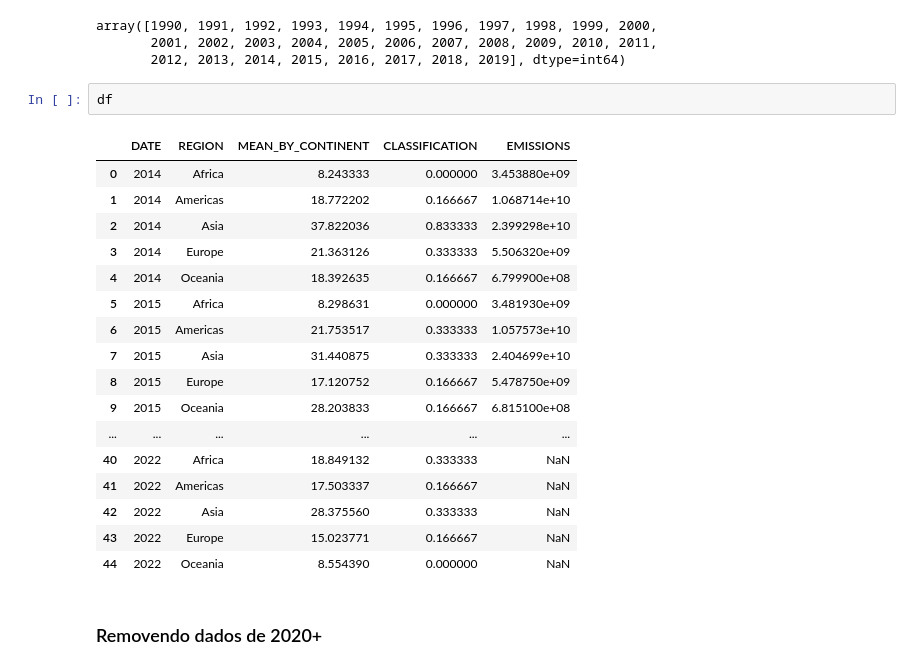
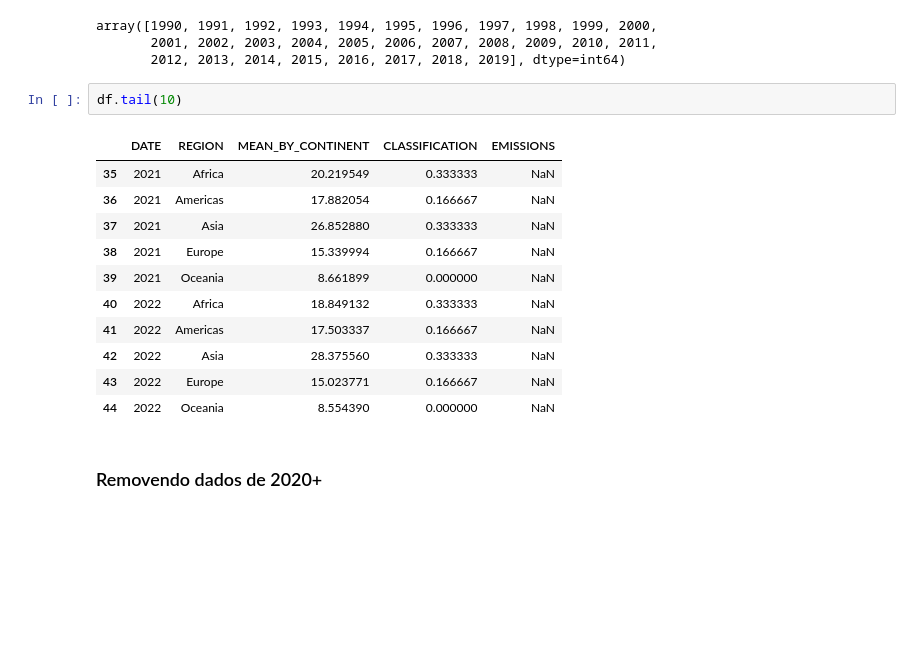
Before and after one commit to thiagorbernardo/UTFPR-Data-Science-CSB55, a Jupyter notebook: 04 - Pesquisa/first-question.ipynb, the cells around one changed output. Drawn from its saved outputs; the diff is of its cells as text; blank space fills up the shorter version.

```diff
--- a/04 - Pesquisa/first-question.ipynb
+++ b/04 - Pesquisa/first-question.ipynb
@@ -98,20 +100,14 @@ array([1990, 1991, 1992, 1993, 1994, 1995, 1996, 1997, 1998, 1999, 2000,
        2001, 2002, 2003, 2004, 2005, 2006, 2007, 2008, 2009, 2010, 2011,
        2012, 2013, 2014, 2015, 2016, 2017, 2018, 2019], dtype=int64)
 # %%
-df
+df.tail(10)
 # %% [output]
 |  | DATE | REGION | MEAN_BY_CONTINENT | CLASSIFICATION | EMISSIONS |
-| 0 | 2014 | Africa | 8.243333 | 0.000000 | 3.453880e+09 |
-| 1 | 2014 | Americas | 18.772202 | 0.166667 | 1.068714e+10 |
-| 2 | 2014 | Asia | 37.822036 | 0.833333 | 2.399298e+10 |
-| 3 | 2014 | Europe | 21.363126 | 0.333333 | 5.506320e+09 |
-| 4 | 2014 | Oceania | 18.392635 | 0.166667 | 6.799900e+08 |
-| 5 | 2015 | Africa | 8.298631 | 0.000000 | 3.481930e+09 |
-| 6 | 2015 | Americas | 21.753517 | 0.333333 | 1.057573e+10 |
-| 7 | 2015 | Asia | 31.440875 | 0.333333 | 2.404699e+10 |
-| 8 | 2015 | Europe | 17.120752 | 0.166667 | 5.478750e+09 |
-| 9 | 2015 | Oceania | 28.203833 | 0.166667 | 6.815100e+08 |
-| ... | ... | ... | ... | ... | ... |
+| 35 | 2021 | Africa | 20.219549 | 0.333333 | NaN |
+| 36 | 2021 | Americas | 17.882054 | 0.166667 | NaN |
+| 37 | 2021 | Asia | 26.852880 | 0.333333 | NaN |
+| 38 | 2021 | Europe | 15.339994 | 0.166667 | NaN |
+| 39 | 2021 | Oceania | 8.661899 | 0.000000 | NaN |
 | 40 | 2022 | Africa | 18.849132 | 0.333333 | NaN |
 | 41 | 2022 | Americas | 17.503337 | 0.166667 | NaN |
 | 42 | 2022 | Asia | 28.375560 | 0.333333 | NaN |
```
Also changed, not shown: parts of 4 cells of this notebook.
